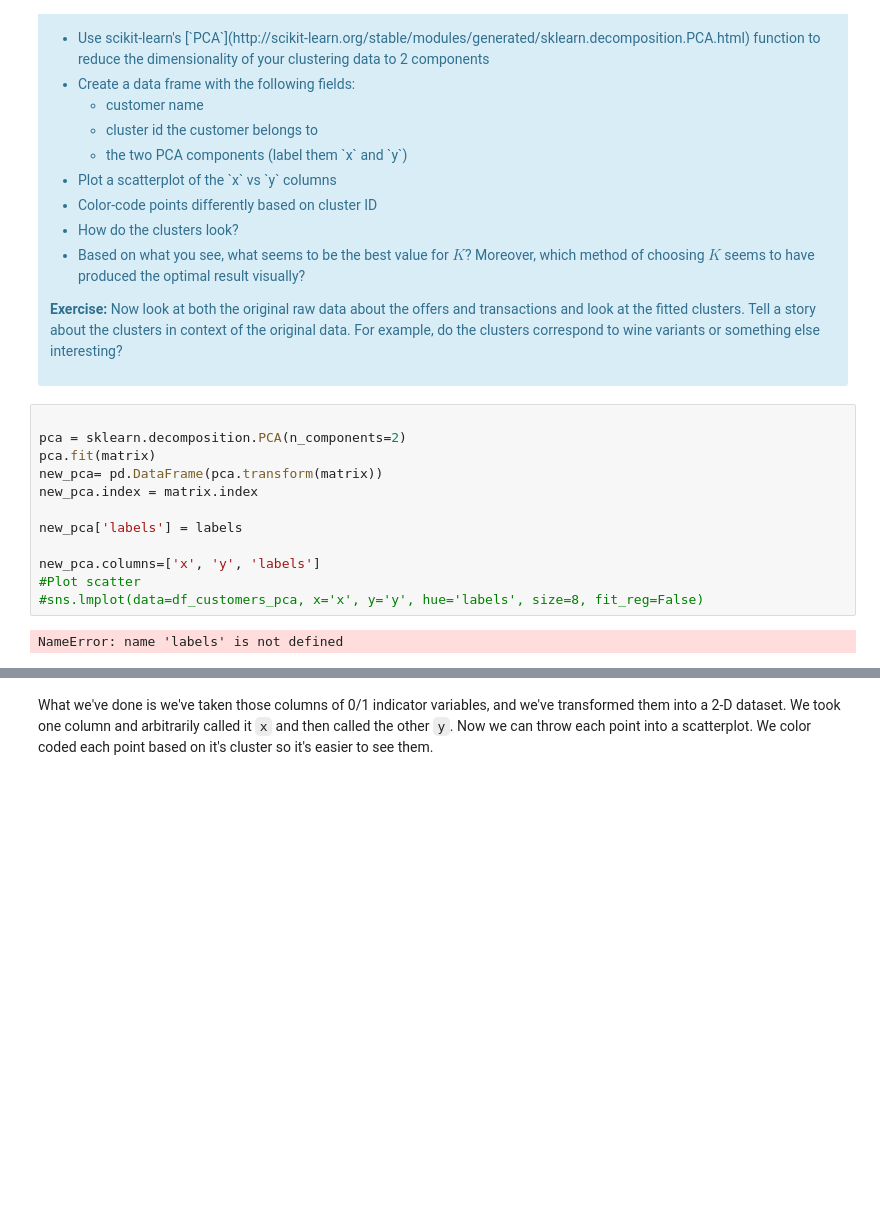
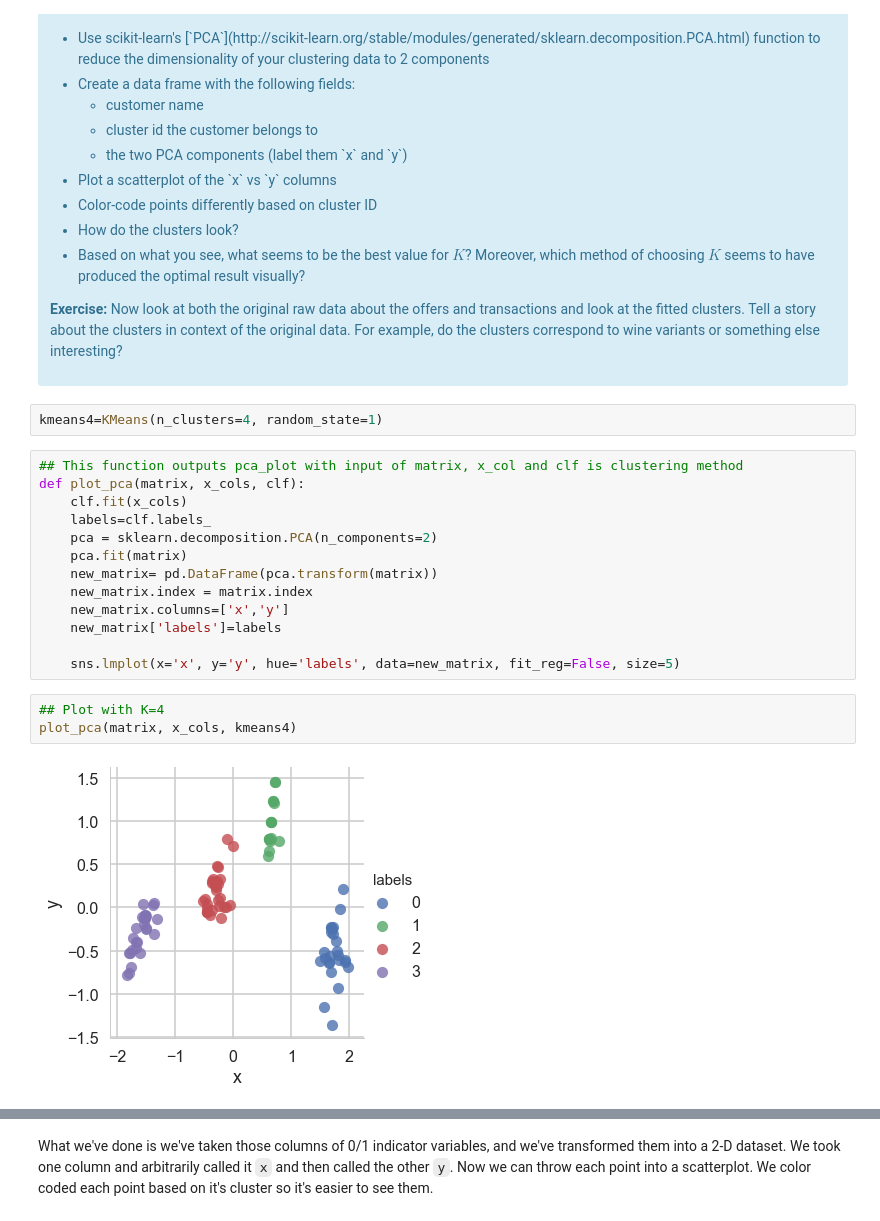
Before and after one commit to DrAugustine1981/Springboard, a Jupyter notebook: Mini_Project_Clustering.ipynb, the cells around one changed output, grey strips where cells are left out. Drawn from its saved outputs; the diff is of its cells as text; blank space fills up the shorter version.

```diff
--- a/Mini_Project_Clustering.ipynb
+++ b/Mini_Project_Clustering.ipynb
@@ -253,17 +257,23 @@ This is only one use of PCA for dimension reduction. We can also use PCA when we
 
 <p><b>Exercise:</b> Now look at both the original raw data about the offers and transactions and look at the fitted clusters. Tell a story about the clusters in context of the original data. For example, do the clusters correspond to wine variants or something else interesting?</p>
 </div>
+# %%
+kmeans4=KMeans(n_clusters=4, random_state=1)
 # %%
+## This function outputs pca_plot with input of matrix, x_col and clf is clustering method
+def plot_pca(matrix, x_cols, clf):
+    clf.fit(x_cols)
+    labels=clf.labels_
+    pca = sklearn.decomposition.PCA(n_components=2)
+    pca.fit(matrix)
+    new_matrix= pd.DataFrame(pca.transform(matrix))
+    new_matrix.index = matrix.index
+    new_matrix.columns=['x','y']
+    new_matrix['labels']=labels
 
-pca = sklearn.decomposition.PCA(n_components=2)
-pca.fit(matrix)
-new_pca= pd.DataFrame(pca.transform(matrix))
-new_pca.index = matrix.index
-
-new_pca['labels'] = labels
-
-new_pca.columns=['x', 'y', 'labels']
-#Plot scatter
-#sns.lmplot(data=df_customers_pca, x='x', y='y', hue='labels', size=8, fit_reg=False)
+    sns.lmplot(x='x', y='y', hue='labels', data=new_matrix, fit_reg=False, size=5)
-# %% [output]
-NameError: name 'labels' is not defined
+# %%
+## Plot with K=4
+plot_pca(matrix, x_cols, kmeans4)
+# %% [output]
+[figure, added]
```
Also changed, not shown: parts of 18 cells of this notebook.
